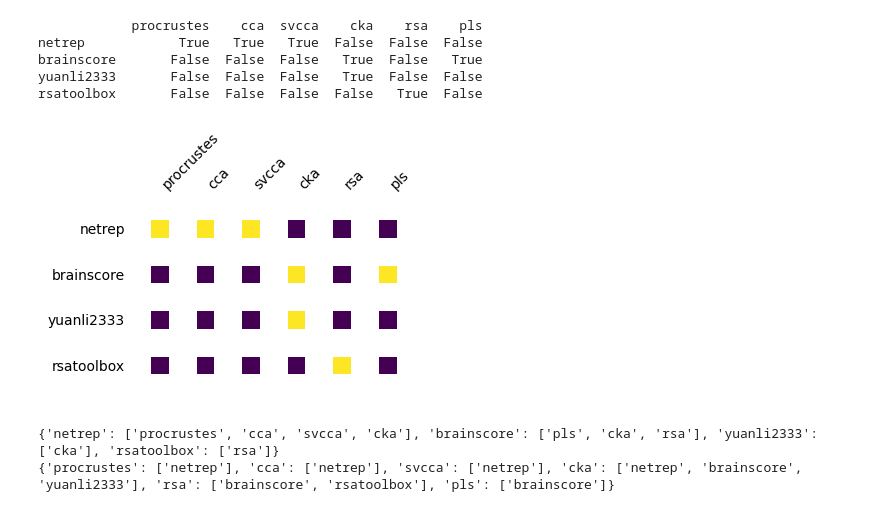
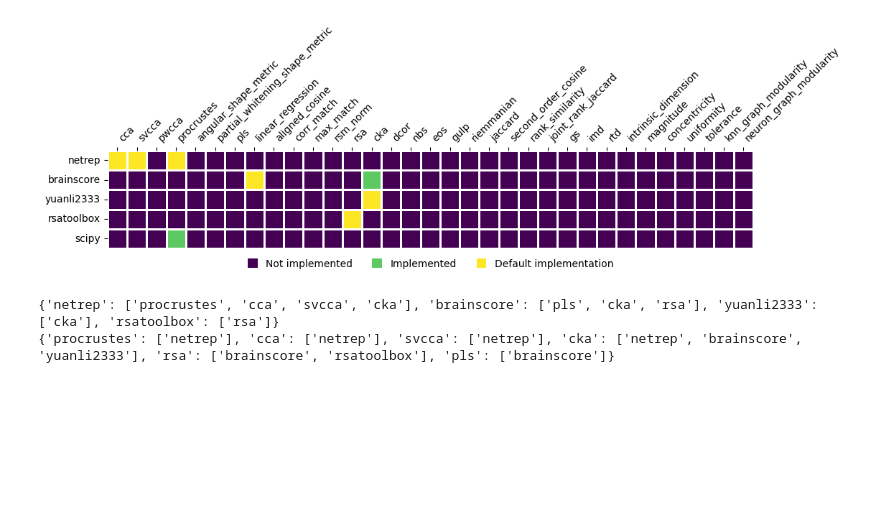
Before and after one commit to nacloos/similarity-repository, a Jupyter notebook: examples/example.ipynb, the cells around one changed output. Cells and saved outputs as stored; diff of their text form; code cells hidden in the pictures; blank space fills up the shorter version.

Commit message:
Add metric cards

```diff
--- a/examples/example.ipynb
+++ b/examples/example.ipynb
@@ -3,18 +6,33 @@ import pandas as pd
 import similarity
 
 backend_cards = similarity.make(package="backend:backends", key="cards", use_cache=False)
-all_metrics = similarity.make(package="backend:backends", key="metric_names", use_cache=False)
+default_backend = similarity.make(package="backend:backends", key="default_backend", use_cache=False)
 
-backend_metrics = {
-    k: [metric in backend["metrics"] for metric in all_metrics]
-    for k, backend in backend_cards.items()
-}
+metric_cards = similarity.make(package="metric", key="cards", use_cache=False)
+metric_names = list(metric_cards.keys())
 
-backend_df = pd.DataFrame.from_dict(backend_metrics, orient="index", columns=all_metrics)
-print(backend_df)
+for name in metric_names:
+    if name not in default_backend:
+        default_backend[name] = "No implementation"
+
+# metric_names = list(default_backend.keys())
+# metric_names = similarity.make(package="backend:backends", key="metric_names", use_cache=False)
+
+backend_metrics = {}
+for k, backend in backend_cards.items():
+    backend_metrics[k] = {}
+    for metric in metric_names:
+        if k == default_backend[metric]:
+            backend_metrics[k][metric] = 2
+        elif metric in backend["metrics"]:
+            backend_metrics[k][metric] = 1.5
+        else:
+            backend_metrics[k][metric] = 0
+
+# backend_metrics = {
+#     k: [metric in backend["metrics"] for metric in all_metrics]
+#     for k, backend in backend_cards.items()
+# }
+
+backend_df = pd.DataFrame.from_dict(backend_metrics, orient="index", columns=metric_names)
+# print(backend_df)
-# %% [output]
-            procrustes    cca  svcca    cka    rsa    pls
-netrep            True   True   True  False  False  False
-brainscore       False  False  False   True  False   True
-yuanli2333       False  False  False   True  False  False
-rsatoolbox       False  False  False  False   True  False
@@ -21,21 +43,45 @@ rsatoolbox       False  False  False  False   True  False
 # %%
 import matplotlib.pyplot as plt
 import seaborn as sns
 
-plt.figure(figsize=(4, 3), dpi=100)
-sns.heatmap(backend_df, annot=False, cmap="viridis", cbar=False, linewidths=20, linecolor='white')
+# plt.figure(figsize=(4, 3), dpi=100)
+plt.figure(figsize=(5+0.2*len(metric_names), 1+0.2*len(backend_cards)), dpi=100)
+ax = sns.heatmap(backend_df, annot=False, cmap="viridis", cbar=False, linewidths=1, linecolor='white')
 # plt.ylabel("Backends")
 # plt.xlabel("Metrics")
 plt.gca().xaxis.tick_top()
 plt.gca().xaxis.set_label_position('top')
-plt.tick_params(length=0)  # Removing the small tick bars
+# plt.tick_params(length=0)  # Removing the small tick bars
 plt.xticks(rotation=45, ha='left')
 plt.yticks(rotation=0, va='center')
-plt.axis('equal')
-plt.tight_layout()
-plt.show()
+plt.axis('scaled')
+# plt.show()
+
+# Adding a categorical legend
+import numpy as np
+from matplotlib.patches import Patch
+cmap = sns.color_palette("viridis", as_cmap=True)
+normalized_values = backend_df.values / backend_df.values.max()  # Normalize the values to the range [0, 1]
+unique_values = np.unique(normalized_values)  # Unique normalized values
+
+# Getting the corresponding colors from the colormap
+legend_colors = [cmap(value) for value in unique_values]
+
+# Creating legend elements with the correct colors
+labels = ['Not implemented', 'Implemented', 'Default implementation']
+legend_elements = [
+    Patch(facecolor=legend_colors[i], label=labels[i])
+    for i in range(len(unique_values))
+]
+# Display the legend
+plt.legend(handles=legend_elements, loc='lower center', bbox_to_anchor=(0.5, -0.3), ncol=3,
+    handlelength=1, handleheight=1, frameon=False)
+
+# TODO: make figure in github action on push
+# TODO: figures for dark and light modes (transparent=True)
+plt.savefig("../figures/backend_metrics.png", transparent=True, bbox_inches='tight', dpi=300)
 # %% [output]
-[figure, old version]
+[figure, new version]
 # %%
 backend_metrics = similarity.make(package="backend:backends", key="metric_by_backend", use_cache=False)
 print(backend_metrics)
```
Also changed, not shown: parts of 2 cells of this notebook, 15 other files.
